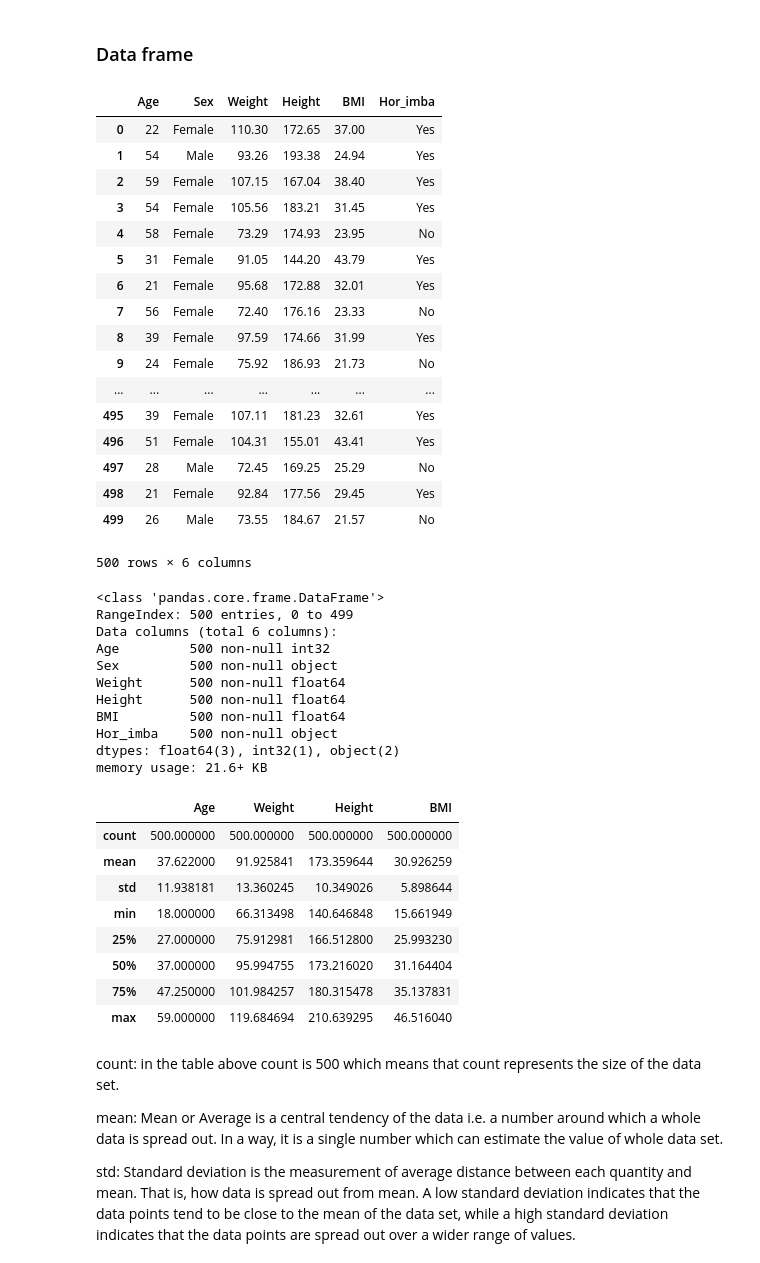
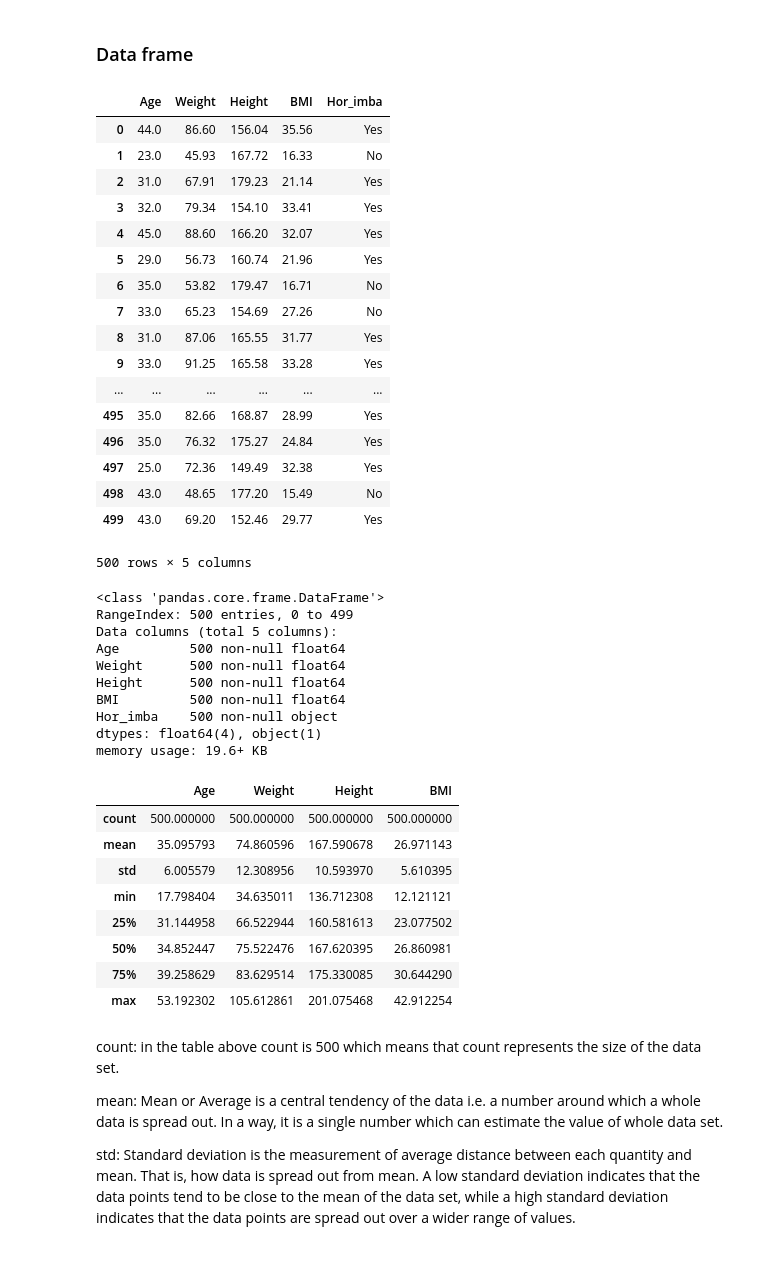
Before and after one commit to doriszd/Programming_project, a Jupyter notebook: project.ipynb, the cells around one changed output. Cells and saved outputs as stored; diff of their text form; code cells hidden in the pictures.

```diff
--- a/project.ipynb
+++ b/project.ipynb
@@ -384,76 +353,75 @@ Hor_imba
 # %% [markdown]
 ### Data frame
 # %%
-df = pd.DataFrame(columns=['Age', 'Sex', 'Weight', 'Height', 'BMI', 'Hor_imba'])
-# Sex column divided into male and female, ratio 49% men -51% women
-df['Sex'] = np.random.choice(Sex, 500, p=[0.49, 0.51])
+
+df = pd.DataFrame(columns=['Age', 'Weight', 'Height', 'BMI', 'Hor_imba'])
+
 # Age variable, random uniform distribution from 18 years old to 60.
-df['Age'] = np.random.randint(18,60, 500)
+df['Age'] = np.random.normal(35,6, 500)
 df['Hor_imba'] = np.random.choice(Hor_imba, 500, p=[0.70, 0.30])
 # Weight variable distributed with random.normal distribution. 72 kg is an average in Ireland
 def new_weight(weight):
         if weight == 'Yes':
-            return np.random.normal(100.00, 6)
+            return np.random.normal(80.00, 10)
         elif weight == 'No':
-            return np.random.normal(73.00, 3)
+            return np.random.normal(65.00, 10)
 df['Weight'] = df['Hor_imba'].apply(new_weight)
 # Height variable distributed with random.normal distribution. 173 cm is an average in Ireland
-df['Height']= np.random.normal(173.00, 10.00, 500)
+df['Height']= np.random.normal(168.00, 10.00, 500)
 
 
 # BMI variable is calculated by dividing weight by height and multiplied by 2. It is multiplied by 10000 to get round.2 number
 df['BMI'] = df['Weight']/df['Height']**2*10000
 # Hormonal imbalance, ration 60%-40%
 
 
-df.round({'Height': 2, 'Weight':2, 'BMI': 2})
+df.round({'Age':0, 'Height': 2, 'Weight':2, 'BMI': 2})
 # %% [output]
-|  | Age | Sex | Weight | Height | BMI | Hor_imba |
-| 0 | 22 | Female | 110.30 | 172.65 | 37.00 | Yes |
-| 1 | 54 | Male | 93.26 | 193.38 | 24.94 | Yes |
-| 2 | 59 | Female | 107.15 | 167.04 | 38.40 | Yes |
-| 3 | 54 | Female | 105.56 | 183.21 | 31.45 | Yes |
-| 4 | 58 | Female | 73.29 | 174.93 | 23.95 | No |
-| 5 | 31 | Female | 91.05 | 144.20 | 43.79 | Yes |
-| 6 | 21 | Female | 95.68 | 172.88 | 32.01 | Yes |
-| 7 | 56 | Female | 72.40 | 176.16 | 23.33 | No |
-| 8 | 39 | Female | 97.59 | 174.66 | 31.99 | Yes |
-| 9 | 24 | Female | 75.92 | 186.93 | 21.73 | No |
-| ... | ... | ... | ... | ... | ... | ... |
-| 495 | 39 | Female | 107.11 | 181.23 | 32.61 | Yes |
-| 496 | 51 | Female | 104.31 | 155.01 | 43.41 | Yes |
-| 497 | 28 | Male | 72.45 | 169.25 | 25.29 | No |
-| 498 | 21 | Female | 92.84 | 177.56 | 29.45 | Yes |
-| 499 | 26 | Male | 73.55 | 184.67 | 21.57 | No |
+|  | Age | Weight | Height | BMI | Hor_imba |
+| 0 | 44.0 | 86.60 | 156.04 | 35.56 | Yes |
+| 1 | 23.0 | 45.93 | 167.72 | 16.33 | No |
+| 2 | 31.0 | 67.91 | 179.23 | 21.14 | Yes |
+| 3 | 32.0 | 79.34 | 154.10 | 33.41 | Yes |
+| 4 | 45.0 | 88.60 | 166.20 | 32.07 | Yes |
+| 5 | 29.0 | 56.73 | 160.74 | 21.96 | Yes |
+| 6 | 35.0 | 53.82 | 179.47 | 16.71 | No |
+| 7 | 33.0 | 65.23 | 154.69 | 27.26 | No |
+| 8 | 31.0 | 87.06 | 165.55 | 31.77 | Yes |
+| 9 | 33.0 | 91.25 | 165.58 | 33.28 | Yes |
+| ... | ... | ... | ... | ... | ... |
+| 495 | 35.0 | 82.66 | 168.87 | 28.99 | Yes |
+| 496 | 35.0 | 76.32 | 175.27 | 24.84 | Yes |
+| 497 | 25.0 | 72.36 | 149.49 | 32.38 | Yes |
+| 498 | 43.0 | 48.65 | 177.20 | 15.49 | No |
+| 499 | 43.0 | 69.20 | 152.46 | 29.77 | Yes |
-500 rows × 6 columns
+500 rows × 5 columns
 # %%
 # Information about the data frame
 df.info()
 # %% [output]
 <class 'pandas.core.frame.DataFrame'>
 RangeIndex: 500 entries, 0 to 499
-Data columns (total 6 columns):
-Age         500 non-null int32
-Sex         500 non-null object
+Data columns (total 5 columns):
+Age         500 non-null float64
 Weight      500 non-null float64
 Height      500 non-null float64
 BMI         500 non-null float64
 Hor_imba    500 non-null object
-dtypes: float64(3), int32(1), object(2)
-memory usage: 21.6+ KB
+dtypes: float64(4), object(1)
+memory usage: 19.6+ KB
 # %%
 # Data frame described (Age, weight, height, BMI)
 df.describe()
 # %% [output]
 |  | Age | Weight | Height | BMI |
 | count | 500.000000 | 500.000000 | 500.000000 | 500.000000 |
-| mean | 37.622000 | 91.925841 | 173.359644 | 30.926259 |
-| std | 11.938181 | 13.360245 | 10.349026 | 5.898644 |
-| min | 18.000000 | 66.313498 | 140.646848 | 15.661949 |
-| 25% | 27.000000 | 75.912981 | 166.512800 | 25.993230 |
-| 50% | 37.000000 | 95.994755 | 173.216020 | 31.164404 |
-| 75% | 47.250000 | 101.984257 | 180.315478 | 35.137831 |
-| max | 59.000000 | 119.684694 | 210.639295 | 46.516040 |
+| mean | 35.095793 | 74.860596 | 167.590678 | 26.971143 |
+| std | 6.005579 | 12.308956 | 10.593970 | 5.610395 |
+| min | 17.798404 | 34.635011 | 136.712308 | 12.121121 |
+| 25% | 31.144958 | 66.522944 | 160.581613 | 23.077502 |
+| 50% | 34.852447 | 75.522476 | 167.620395 | 26.860981 |
+| 75% | 39.258629 | 83.629514 | 175.330085 | 30.644290 |
+| max | 53.192302 | 105.612861 | 201.075468 | 42.912254 |
 # %% [markdown]
 count: in the table above count is 500 which means that count represents the size of the data set.
 
```
Also changed, not shown: parts of 24 cells of this notebook.
